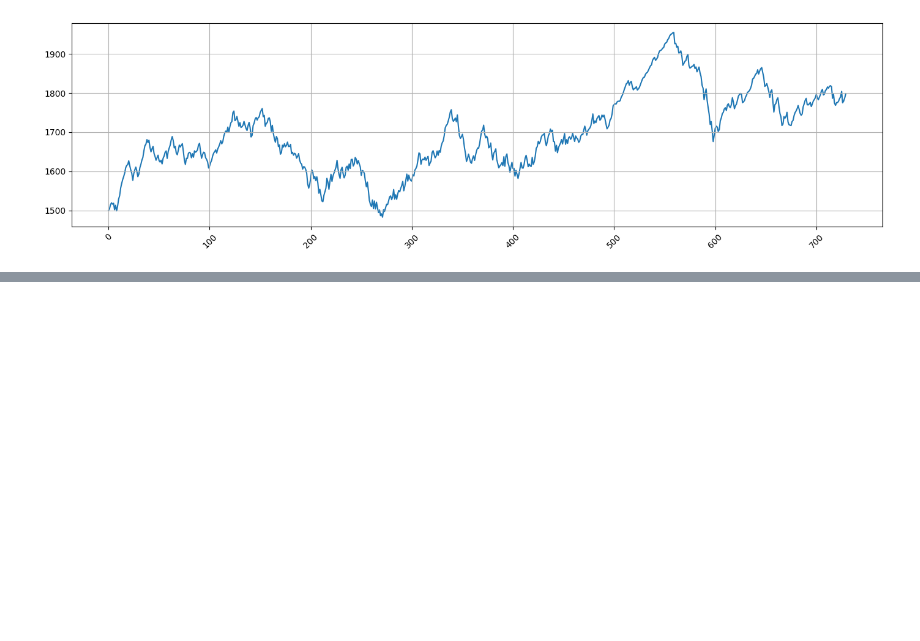
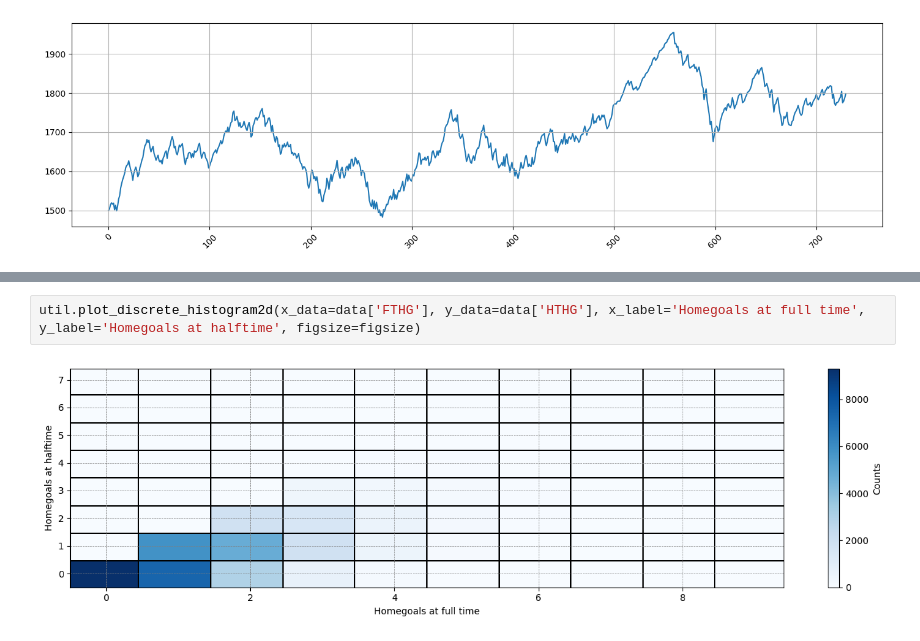
Before and after one commit to heiken1108/Match-Predictor, a Jupyter notebook: notebooks/Heiken/Heiken.ipynb, the cells around one changed output, grey strips where cells are left out. Drawn from its saved outputs; the diff is of its cells as text; blank space fills up the shorter version.

```diff
--- a/notebooks/Heiken/Heiken.ipynb
+++ b/notebooks/Heiken/Heiken.ipynb
@@ -94,0 +103,4 @@ data
+# %%
+util.plot_discrete_histogram2d(x_data=data['FTHG'], y_data=data['HTHG'], x_label='Homegoals at full time', y_label='Homegoals at halftime', figsize=figsize)
+# %% [output]
+[figure, added]
```
Also changed, not shown: parts of 5 cells of this notebook, 1 other file.
